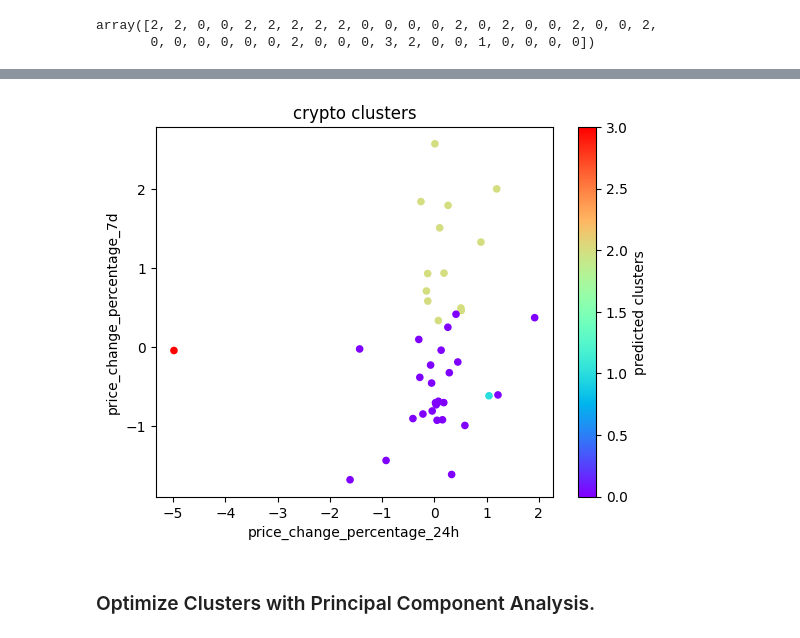
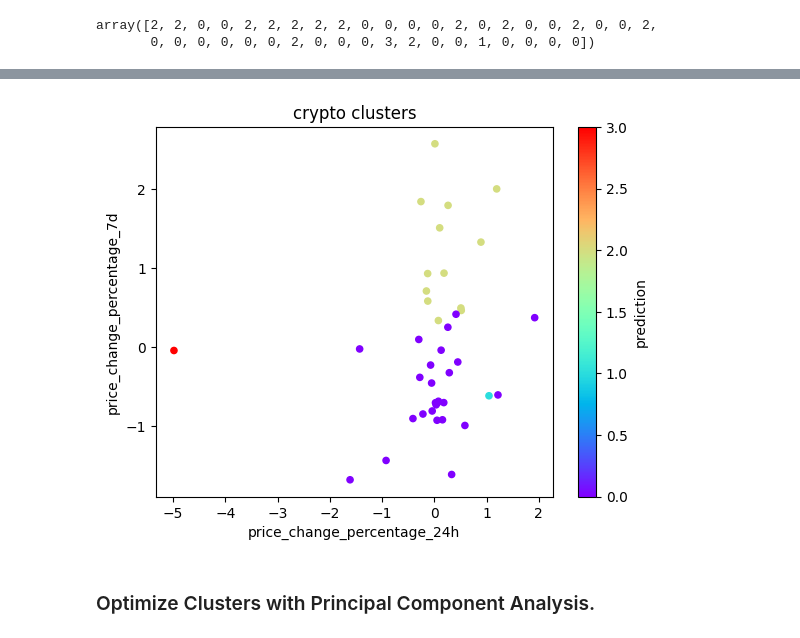
Before and after one commit to echarles341/cryptoclustering, a Jupyter notebook: Crypto_Clustering.ipynb, the cells around one changed output, grey strips where cells are left out. Cells and saved outputs as stored; diff of their text form; code cells hidden in the pictures.

```diff
--- a/Crypto_Clustering.ipynb
+++ b/Crypto_Clustering.ipynb
@@ -152,7 +152,7 @@ array([2, 2, 0, 0, 2, 2, 2, 2, 2, 0, 0, 0, 0, 2, 0, 2, 0, 0, 2, 0, 0, 2,
 k_predictions= df.copy()
 # %%
 # Add a new column to the DataFrame with the predicted clusters
-k_predictions['predicted clusters']= k_prediction
+k_predictions['prediction']= k_prediction
 
 
 # Display sample data
@@ -168,18 +168,18 @@ k_predictions.head()
 # %%
 # Create a scatter plot using Pandas plot by setting
 df_plot= k_predictions.plot.scatter(x="price_change_percentage_24h",
                                     y="price_change_percentage_7d",
-                                    c="predicted clusters",
+                                    c="prediction",
                                     title='crypto clusters',
                                     colormap='rainbow')
 
 
 # `x="price_change_percentage_24h"` and `y="price_change_percentage_7d"`.
 
 
 # Use "rainbow" for the color to better visualize the data.
 # %% [output]
-[figure, old version]
+[figure, new version]
 # %% [markdown]
 ### Optimize Clusters with Principal Component Analysis.
 # %%
```
Also changed, not shown: parts of 9 cells of this notebook.
